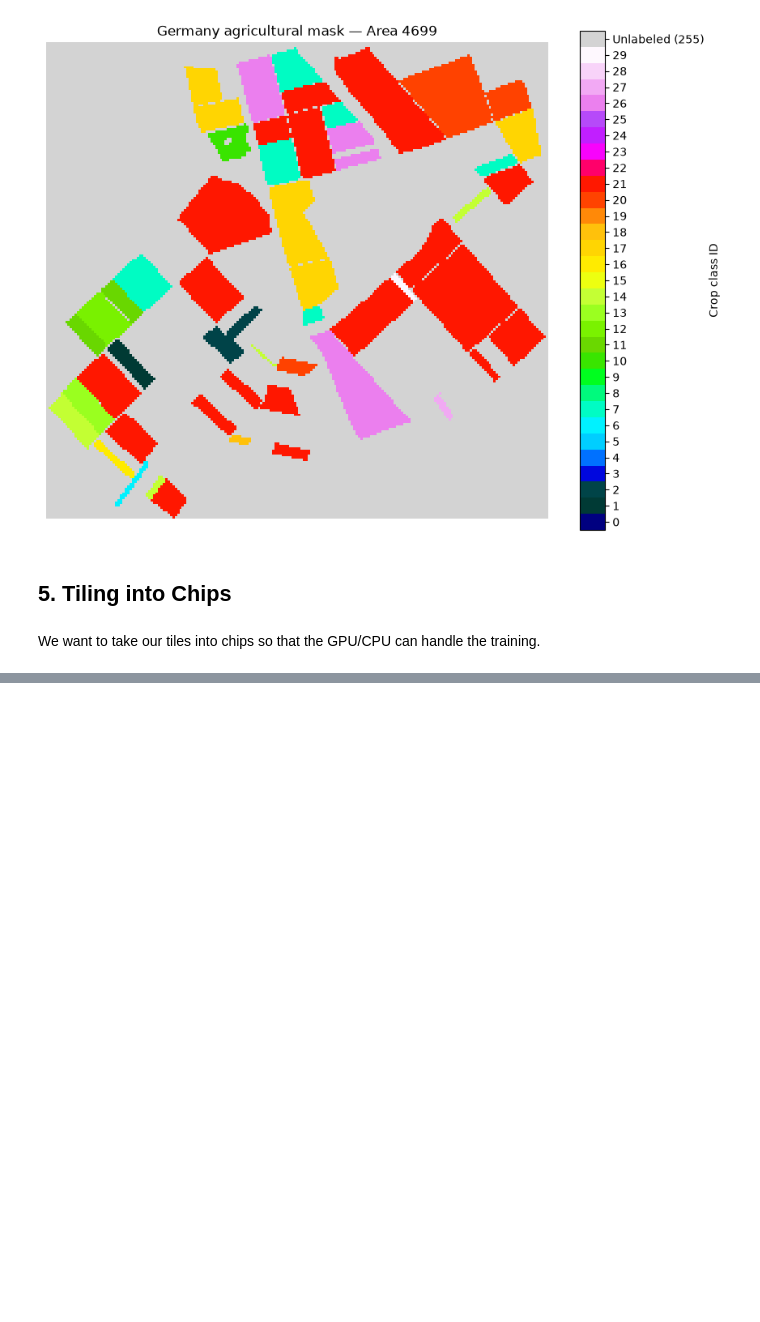
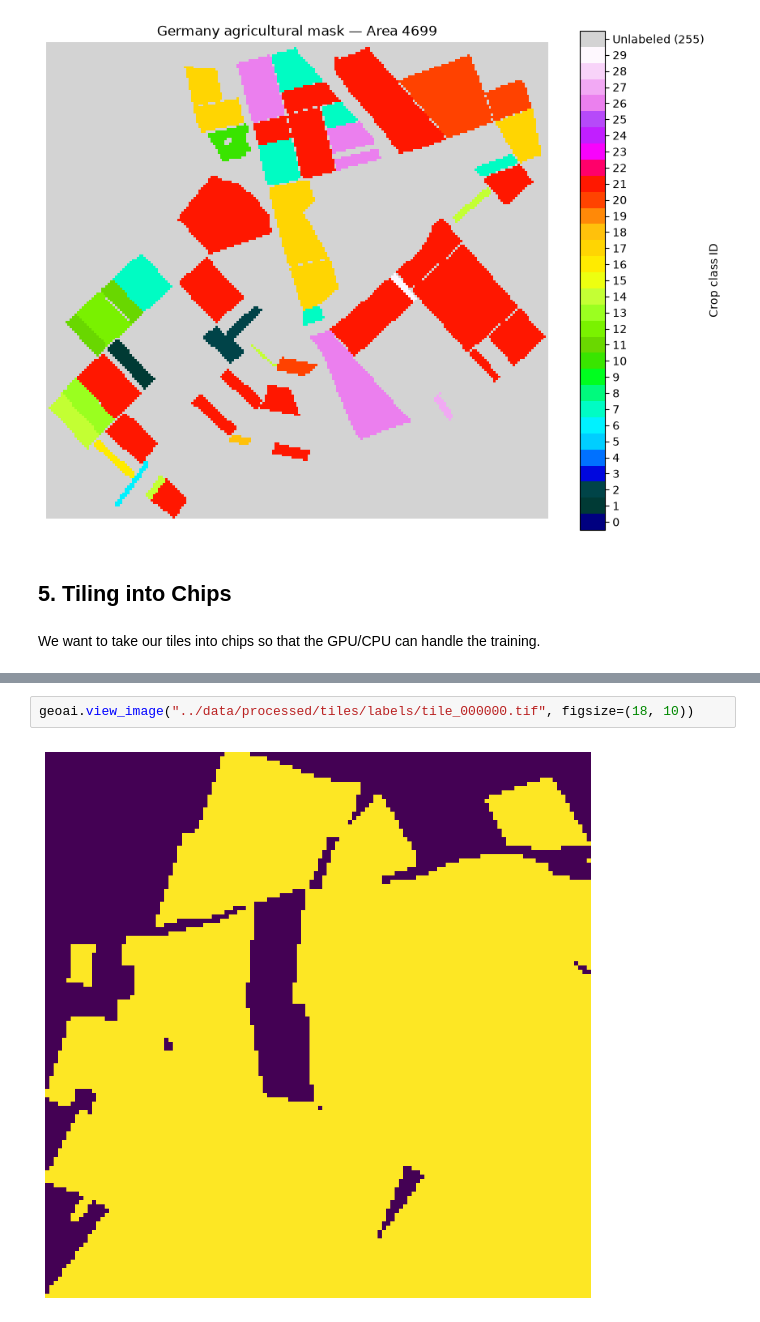
Before and after one commit to staehelinhenrimax-droid/European-Spectral-Crop-Identification, a Jupyter notebook: notebooks/Data_load_preprocessing.ipynb, the cells around one changed output, grey strips where cells are left out. Saved outputs shown, nothing was run; the diff lists cells and outputs as text; blank space fills up the shorter version.

```diff
--- a/notebooks/Data_load_preprocessing.ipynb
+++ b/notebooks/Data_load_preprocessing.ipynb
@@ -859,0 +868,4 @@ Failed to create overview image: module 'matplotlib.cm' has no attribute 'get_cm
+# %%
+geoai.view_image("../data/processed/tiles/labels/tile_000000.tif", figsize=(18, 10))
+# %% [output]
+[figure, added]
```
Also changed, not shown: parts of 11 cells of this notebook.
